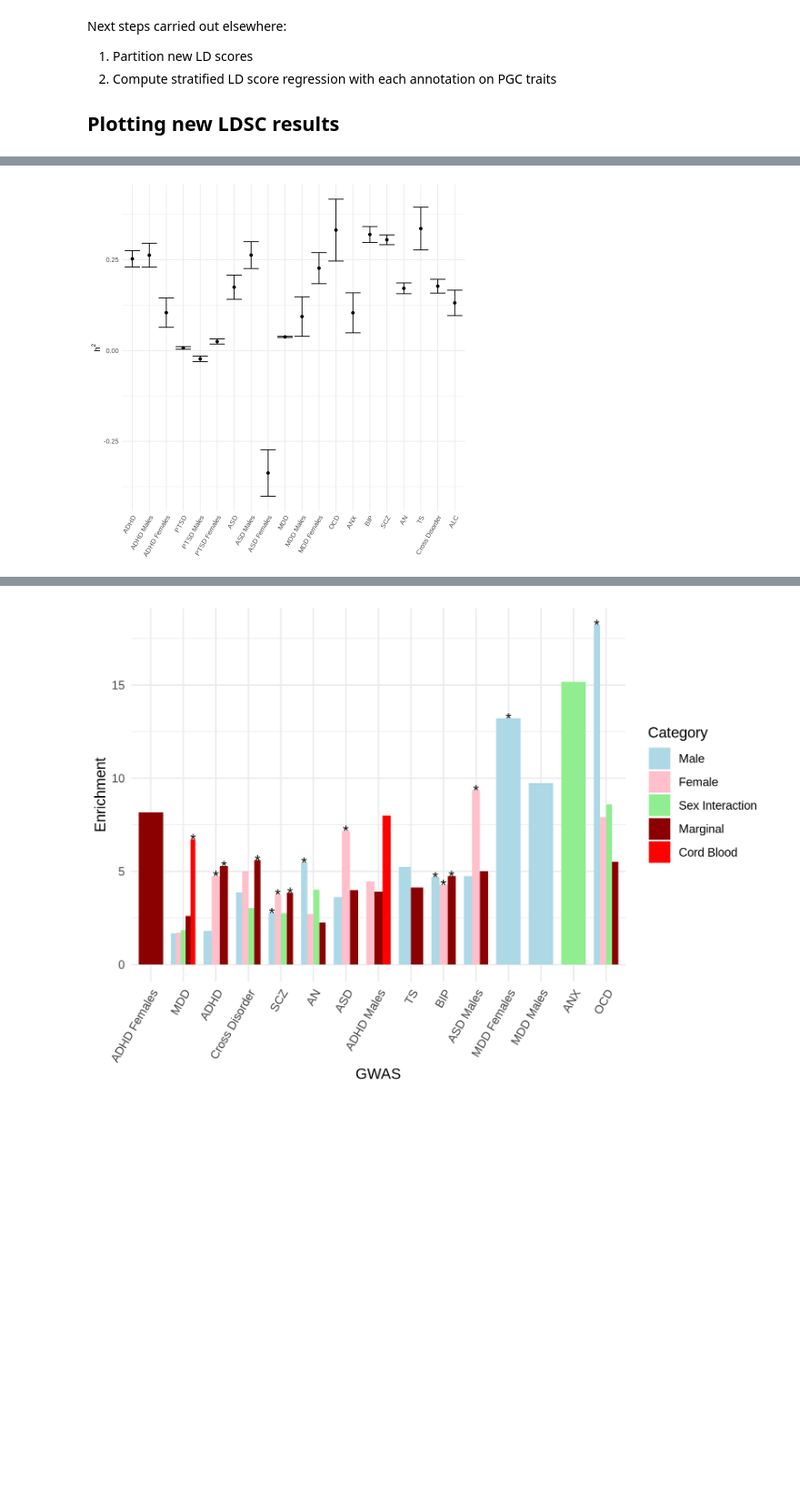
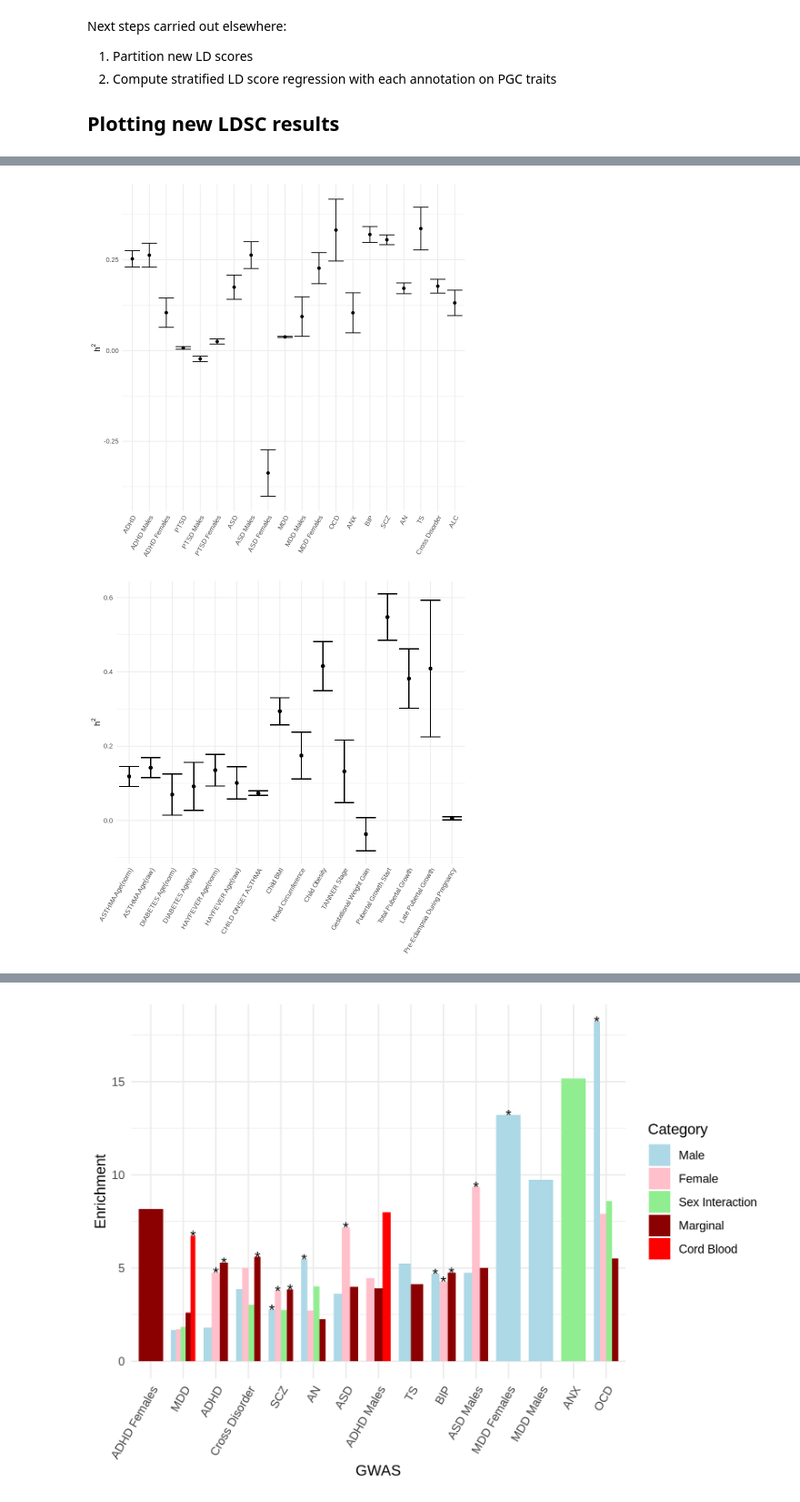
Before and after one commit to wilcas/sex_specific_mQTL, a Jupyter notebook: delahaye_mQTL_analyses/heritability_ldsc_analysis.ipynb, the cells around one changed output, grey strips where cells are left out. Shown at 91% size. Drawn from its saved outputs; the diff is of its cells as text; code cells hidden in the pictures; blank space fills up the shorter version.

Commit message:
additional prenatal LDSC tests

```diff
--- a/delahaye_mQTL_analyses/heritability_ldsc_analysis.ipynb
+++ b/delahaye_mQTL_analyses/heritability_ldsc_analysis.ipynb
@@ -317,6 +321,7 @@ annotation_SD <- function(path,file_pattern){
 pgc_part_heritability_df <- part_heritability_results("/scratch/st-dennisjk-1/wcasazza/delahaye_QC/ldsc_meta_EUR_pgc_results/","_shared")
 pgc_part_heritability_baseline_df <- part_heritability_results("/scratch/st-dennisjk-1/wcasazza/delahaye_QC/ldsc_meta_EUR_pgc_original_baseline/","_shared")
 pgc_part_heritability_baseline_sex_df <- part_heritability_results("/scratch/st-dennisjk-1/wcasazza/delahaye_QC/ldsc_meta_EUR_pgc_original_baseline/","_shared_sex_specific")
+neonatal_part_heritability_df <- part_heritability_results("/scratch/st-dennisjk-1/wcasazza/delahaye_QC/ldsc_meta_EUR_neonatal_original_baseline/","_shared_sex_specific")
 
 pgc_GWAS_key <- c(
     "adhd_jul2017" = "ADHD",
@@ -343,6 +348,44 @@ pgc_GWAS_key <- c(
     "pgc_alcdep.eur_unrelated.aug2018_release.txt" = "ALC",
     "Cannabis_ICC_23andmetop_UKB_het.txt" = "Cannabis",
     "tag.cpd.tbl" = "Cigarettes Per Day"
+)
+neonatal_GWAS_key <- c(
+    "age_asthma_irnt.gwas.imputed_v3.both_sexes.tsv" = "ASTHMA Age(norm)",
+    "age_asthma_irnt.gwas.imputed_v3.female.tsv" = "ASTHMA Age(norm) Females",
+    "age_asthma_irnt.gwas.imputed_v3.male.tsv"= "ASTHMA Age(norm) Males",
+    "age_asthma_raw.gwas.imputed_v3.both_sexes.tsv" = "ASTHMA Age(raw)",
+    "age_asthma_raw.gwas.imputed_v3.female.tsv" = "ASTHMA Age(raw) Females",
+    "age_asthma_raw.gwas.imputed_v3.male.tsv" = "ASTHMA Age(raw) Males",
+    "age_diabetes_irnt.gwas.imputed_v3.both_sexes.tsv" = "DIABETES Age(norm)",
+    "age_diabetes_irnt.gwas.imputed_v3.female.tsv"= "DIABETES Age(norm) Females",
+    "age_diabetes_irnt.gwas.imputed_v3.male.tsv"= "DIABETES Age(norm) Males",
+    "age_diabetes_raw.gwas.imputed_v3.both_sexes.tsv"= "DIABETES Age(raw)",
+    "age_diabetes_raw.gwas.imputed_v3.female.tsv"= "DIABETES Age(raw) Females",
+    "age_diabetes_raw.gwas.imputed_v3.male.tsv"= "DIABETES Age(raw) Males",
+    "age_hay_fever_irnt.gwas.imputed_v3.both_sexes.tsv"= "HAYFEVER Age(norm)",
+    "age_hay_fever_irnt.gwas.imputed_v3.female.tsv"= "HAYFEVER Age(norm) Females",
+    "age_hay_fever_irnt.gwas.imputed_v3.male.tsv"= "HAYFEVER Age(norm) Males",
+    "age_hay_fever_raw.gwas.imputed_v3.both_sexes.tsv"= "HAYFEVER Age(raw)",
+    "age_hay_fever_raw.gwas.imputed_v3.female.tsv"= "HAYFEVER Age(raw) Females",
+    "age_hay_fever_raw.gwas.imputed_v3.male.tsv"= "HAYFEVER Age(raw) Males",
+    "CHILD_ONSET_ASTHMA.20180501.allchr.assoc.GC" = "CHILD ONSET ASTHMA",
+    "EGG_BMI_HapMap_DISCOVERY.txt" = "Child BMI",
+    "EGG_HC_DISCOVERY.v2.txt" = "Head Circumference",
+    "EGG_Obesity_Meta_Analysis_1.txt" = "Child Obesity",
+    "EGG_TANNER_females.v2.txt" = "TANNER Stage Females",
+    "EGG_TANNER_males_and_females_combined.v2.txt" = "TANNER Stage",
+    "EGG_TANNER_males.v2.txt" = "TANNER Stage Males",
+    "EGG-TotalGWG-Offspring.txt" = "Gestational Weight Gain",
+    "Pubertal_growth_10F_12M_combined.txt" = "Pubertal Growth Start",
+    "Pubertal_growth_10F.txt" = "Pubertal Growth Start Females",
+    "Pubertal_growth_12M.txt" = "Pubertal Growth Start Males",
+    "Pubertal_growth_PGF_PGM_combined.txt" = "Total Pubertal Growth",
+    "Pubertal_growth_PGF.txt" = "Total Pubertal Growth Females",
+    "Pubertal_growth_PGM.txt" = "Total Pubertal Growth Males",
+    "Pubertal_growth_PTF_PTM_combined.txt" = "Late Pubertal Growth",
+    "Pubertal_growth_PTF.txt" = "Late Pubertal Growth Females",
+    "Pubertal_growth_PTM.txt" = "Late Pubertal Growth Males",
+    "ukbb_preeclampsia.gwas.imputed_v3.female.tsv"= "Pre-Eclampsia During Pregnancy"
 )
 compulsive <- c(
     "pgcAN2.2019-07.vcf.tsv" = "AN",
@@ -404,30 +447,55 @@ pgc_part_heritability_baseline_df <- pgc_part_heritability_baseline_df %>% mutat
     ) %>%
     mutate(GWAS = factor(GWAS,levels=pgc_GWAS_key))
 pgc_part_heritability_baseline_sex_df <- pgc_part_heritability_baseline_sex_df %>% mutate(
         significant_coef = Coefficient_p < 0.05,
         significant_enrich = Enrichment_p < 0.05,
         GWAS = recode(GWAS, !!!pgc_GWAS_key),
         Category = recode(Category,L2_0="Marginal",L2_1="Sex Interaction", L2_2= "Male Specific", L2_3="Female Specific", L2_4='Cord Blood')
     ) %>%
     mutate(GWAS = factor(GWAS,levels=pgc_GWAS_key))
+neonatal_part_heritability_df <- neonatal_part_heritability_df %>% mutate(
+        significant_coef = Coefficient_p < 0.05,
+        significant_enrich = Enrichment_p < 0.05,
+        GWAS = recode(GWAS, !!!neonatal_GWAS_key),
+        Category = recode(Category,L2_0="Marginal",L2_1="Sex Interaction", L2_2= "Male Specific", L2_3="Female Specific", L2_4='Cord Blood')
+    ) %>%
+    mutate(GWAS = factor(GWAS,levels=neonatal_GWAS_key))
 ggplot(pgc_part_heritability_df[Category=="Marginal" & annotation == "bin_CPP_her",.(h2=h2,h2_se=h2_std_error,GWAS)],aes(GWAS,h2,ymin=h2-h2_se,ymax=h2+h2_se)) +
     geom_point()+
     geom_errorbar() +
     theme_minimal() +
     theme(axis.text.x=element_text(hjust=1,vjust=1,angle=60))
 ggplot(pgc_part_heritability_baseline_df[!GWAS %in% c("ANXFS","Alcohol (AUDIT)","Cannabis","Cigarettes Per Day") & Category=="Marginal" & annotation == "bin_CPP_her",.(h2=h2,h2_se=h2_std_error,GWAS)],aes(GWAS,h2,ymin=h2-h2_se,ymax=h2+h2_se)) +
     geom_point()+
     geom_errorbar() +
     theme_minimal() +
     labs(y = bquote(h^2),x=NULL)+
     theme(axis.text.x=element_text(hjust=1,vjust=1,angle=60))
 ggplot(pgc_part_heritability_baseline_sex_df[!GWAS %in% c("ANXFS","Alcohol (AUDIT)","Cannabis","Cigarettes Per Day") & Category=="Marginal" & annotation == "bin_CPP_her",.(h2=h2,h2_se=h2_std_error,GWAS)],aes(GWAS,h2,ymin=h2-h2_se,ymax=h2+h2_se)) +
     geom_point()+
     geom_errorbar() +
     theme_minimal() +
     labs(y = bquote(h^2),x=NULL)+
     theme(axis.text.x=element_text(hjust=1,vjust=1,angle=60))
+ggplot(neonatal_heritability_results_df[!grepl("Males|Females",GWAS) & annotation == "bin_CPP_her",.(h2=h2,h2_se=h2_std_error,GWAS)],aes(GWAS,h2,ymin=h2-h2_se,ymax=h2+h2_se)) +
+    geom_point()+
+    geom_errorbar() +
+    theme_minimal() +
+    labs(y = bquote(h^2),x=NULL)+
+    theme(axis.text.x=element_text(hjust=1,vjust=1,angle=60))
+ggplot(neonatal_part_heritability_df[
+        grepl("Males|Females",GWAS) & annotation == "bin_CPP_her",
+        .(h2=h2,h2_se=h2_std_error,GWAS=gsub(" Males| Females","",GWAS),Sex = factor(gsub(".* (Male|Female)s", "\\1",GWAS),levels=c("Male","Female")))
+    ],
+        aes(GWAS,h2,ymin=h2-h2_se,ymax=h2+h2_se, color=Sex)) +
+    geom_point(position=position_dodge(width=0.5))+
+    geom_errorbar(position=position_dodge(width=0.5)) +
+    scale_color_manual(values=c("lightblue","pink"))+
+    theme_minimal() +
+    labs(y = bquote(h^2),x=NULL)+
+    theme(axis.text.x=element_text(hjust=1,vjust=1,angle=60))
 # %% [output]
 [figure]
 [figure]
 [figure]
+[figure, added]
```
Also changed, not shown: parts of 6 cells of this notebook, 2 other files.
